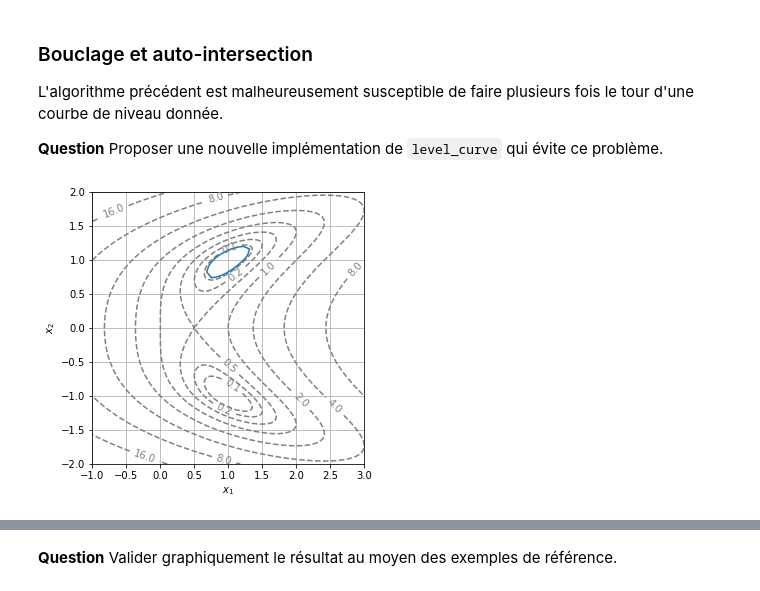
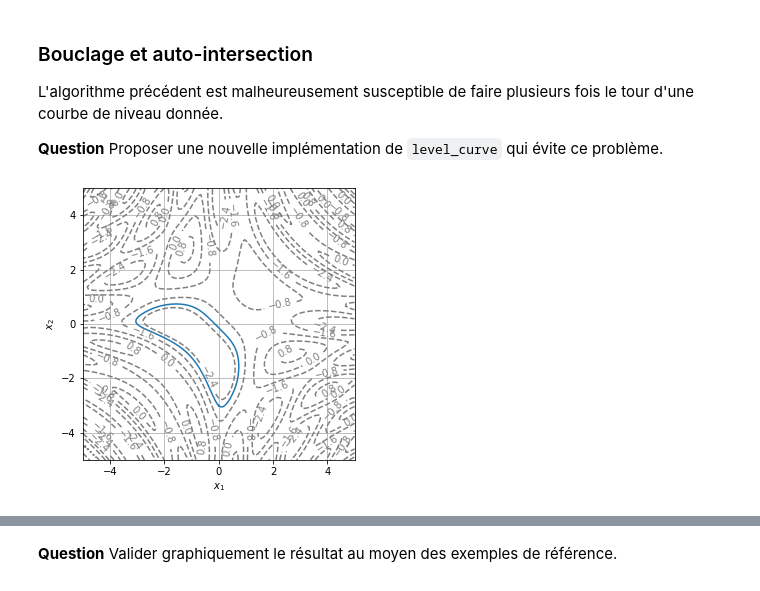
Before and after one commit to EliottBarbier/projet-maths, a Jupyter notebook: Projet numérique - Calcul différentiel.ipynb, the cells around one changed output, grey strips where cells are left out. Drawn from its saved outputs; the diff is of its cells as text; code cells hidden in the pictures.

Commit message:
Mise au propre et fusion avec Jules

```diff
--- a/Projet numérique - Calcul différentiel.ipynb
+++ b/Projet numérique - Calcul différentiel.ipynb
@@ -195,14 +197,3 @@ def Newton(F, x0, y0, eps=eps, N=N):
     raise ValueError(f"no convergence in {N} steps.")
 # %% [markdown]
 **Question** Tester votre implémentation de la fonction `Newton` ! On suggère par exemple de l'utiliser pour chercher un point $(x, y)$ de la ligne de niveau $0.8$ de $f_1$ (cf. Exemples de référence) qui vérifie en outre $x = y$ en utilisant le point $(0.8, 0.8)$. Puis de faire varier le point de référence, la contrainte supplémentaire, etc. et de représenter graphiquement les résultats.
-# %%
-def F2(x,y):
-    return( np.array( [ f2(x,y)-0.1 , x-y]) )
-def F1(x,y):
-    return( np.array( [ f1(x,y)-0.8 , x-y ]) )
-
-def F3(x,y):
-    return( np.array( [ f3(x,y)-0.8 , x-y ]) )
-Newton(F2,0.8,0.8)
-
-#On fait varier le point de départ :
@@ -290,20 +329,21 @@ def level_curve2(f, x0, y0, delta=0.1, N=1000, eps=eps):
     tab[:,0]=np.array([x0,y0])
     c=f(x0,y0)
     u,v=x0,y0
-    sensgrad=-1.
+    sensgrad=-1. #Indique le sens dans lequel on tourne
     for k in range(1,N):
         grad_f=grad(f)
         gradient=grad_f(u,v)
 
-        def F(a,b):
+        def F(a,b): #On définit la fonction sur laquelle on va appliquer Newton : On retourne sur la courbe de niveau,
+                    #à une distance delta du point précédent.
                 return( np.array([ f(a,b)-c , np.sqrt((u-a)**2+(v-b)**2) - delta ]))
 
-        if k>= 10 and np.sqrt( (v - tab[1,0])**2 + (u-tab[0,0])**2 ) <= delta : #On rajoute ça
+        if k>= 10 and np.sqrt( (v - tab[1,0])**2 + (u-tab[0,0])**2 ) <= delta : #Condition pour s'arrêter
             tab[0,k:]=tab[0,0]
             tab[1,k:]=tab[1,0]
             return(tab)
 
-        if np.isclose(gradient[0],0.) :
+        if np.isclose(gradient[0],0.) : #Dans le cas où une composante du gradient est nulle
             u2=u+delta
             v2=v
             u,v=Newton(F,u2,v2)
@@ -313,44 +353,91 @@ def level_curve2(f, x0, y0, delta=0.1, N=1000, eps=eps):
             sol1u= -(gradient[1]/gradient[0]) * sol1v
             normegrad= np.sqrt( gradient[0]**2 + gradient[1]**2)
             norme=np.sqrt(sol1u**2+sol1v**2)
-            if k >= 3 and np.dot( grad_f( tab[0,k-2], tab[1,k-2]) , grad_f( tab[0,k-1], tab[1,k-1]) ) <0: #Si le gradient change d'un coup de signe du à un
-                #noeud, on doit changer de sens dans lequel on tourne sinon on fait
+            if k >= 3 and np.dot( grad_f( tab[0,k-2], tab[1,k-2]) , grad_f( tab[0,k-1], tab[1,k-1]) ) <0:
+                #Si le gradient change d'un coup de signe à cause d'un noeud par exemple,
+                #on doit changer de sens dans lequel on tourne sinon on fait demi-tour indéfiniment.
                 sensgrad=-sensgrad
 
             if np.isclose(np.linalg.det(np.array( [ [gradient[0]/normegrad, sol1u/norme ], [gradient[1]/normegrad, sol1v/norme ]])),sensgrad) :
-                    #L'idée serait de regarde la matrice de
-                  #passage de la base orthonormée canonique dans celle crée et de voir si de déterminant +1,
-                    #sinon on change la sol, car ça veut dire qu'on a une indirecte, et donc qu'un part vers la gauche
+                    #L'idée est de regarder la matrice de
+                    #passage de la base orthonormée canonique dans celle crée et de voir si de déterminant +1,
+                    #sinon on change la sol, car ça veut dire qu'on a une base indirecte, et donc qu'on part vers la gauche.
 
                 u2=sol1u+u
                 v2=sol1v+v
 
             else:
                 u2=-sol1u+u
                 v2=-sol1v+v
 
-            u,v=Newton(F,u2,v2) #En se reprojetant
+            u,v=Newton(F,u2,v2) #On se reprojette sur la courbe de niveau après s'être décalé.
 
-        #u,v=u2,v2 #Sans se reprojeter sur la courbe
+            #u,v=u2,v2 #Il y a aussi une version sans se reprojeter sur la courbe : accumulation d'erreur mais moins de problèmes
+                       #pour des fonctions complexes comme f3.
         tab[:,k]=np.array([u,v])
     return (tab)
 
+#Exemples :
 
-x0,y0=Newton(F2,0.8,0.8)
+#Avec la fonction f3 :
+tab3=level_curve2(f3,0.,-3.) #Le niveau de trouve dans F3
+X3=tab3[0,:]
+Y3=tab3[1,:]
+
+
+display_contour(
+    f3,
+    x=np.linspace(-5.0, 5.0, 100),
+    y=np.linspace(-5.0, 5.0, 100),
+    levels=5, # 5 levels, automatically selected
+)
+plt.plot(X3,Y3);
+
+#Avec la fonction f2, où ça fait un noeud :
+x0,y0=Newton(F2,0.8,0.8) #Courbe de niveau 0.5
 tab=level_curve2(f2,x0,y0,delta=0.1,N=1000) #On augmente la précision et le nombre de points pour que ça suive bien
-
-#tab=np.copy(tab1)
-#tab[1,:]=-tab[1,:]
 
 X=tab[0,:]
 Y=tab[1,:]
 
 display_contour(
     f2,
     x=np.linspace(-1.0, 3.0, 100),
     y=np.linspace(-2.0, 2.0, 100),
     levels=[2**i for i in range(-3, 8)] # levels: [0.125, 0.25, ..., 64, 128]
 )
 plt.plot(X,Y);
+
+#Avec f2 sans le noeud :
+def F2bis(x,y):
+    return( np.array( [ f2(x,y)-2. , x-y]) )
+x0,y0=Newton(F2bis,0.8,0.8) #Courbe de niveau 0.5
+tab=level_curve2(f2,x0,y0,delta=0.1,N=1000) #On augmente la précision et le nombre de points pour que ça suive bien
+
+X=tab[0,:]
+Y=tab[1,:]
+
+display_contour(
+    f2,
+    x=np.linspace(-1.0, 3.0, 100),
+    y=np.linspace(-2.0, 2.0, 100),
+    levels=[2**i for i in range(-3, 8)] # levels: [0.125, 0.25, ..., 64, 128]
+)
+plt.plot(X,Y);
+
+#Avec la fonction f1, plus classique :
+
+x0,y0=Newton(F1,0.8,0.8) #Courbe de niveau 0.8
+tab=level_curve2(f1,x0,y0,delta=0.1,N=1000)
+X=tab[0,:]
+Y=tab[1,:]
+
+display_contour(
+    f1,
+    x=np.linspace(-1.0, 1.0, 100),
+    y=np.linspace(-1.0, 1.0, 100),
+    levels=10 # 10 levels, automatically selected
+)
+plt.plot(X,Y);
 # %% [output]
-[figure, old version]
+[figure, new version]
```
Also changed, not shown: parts of 14 cells of this notebook.
